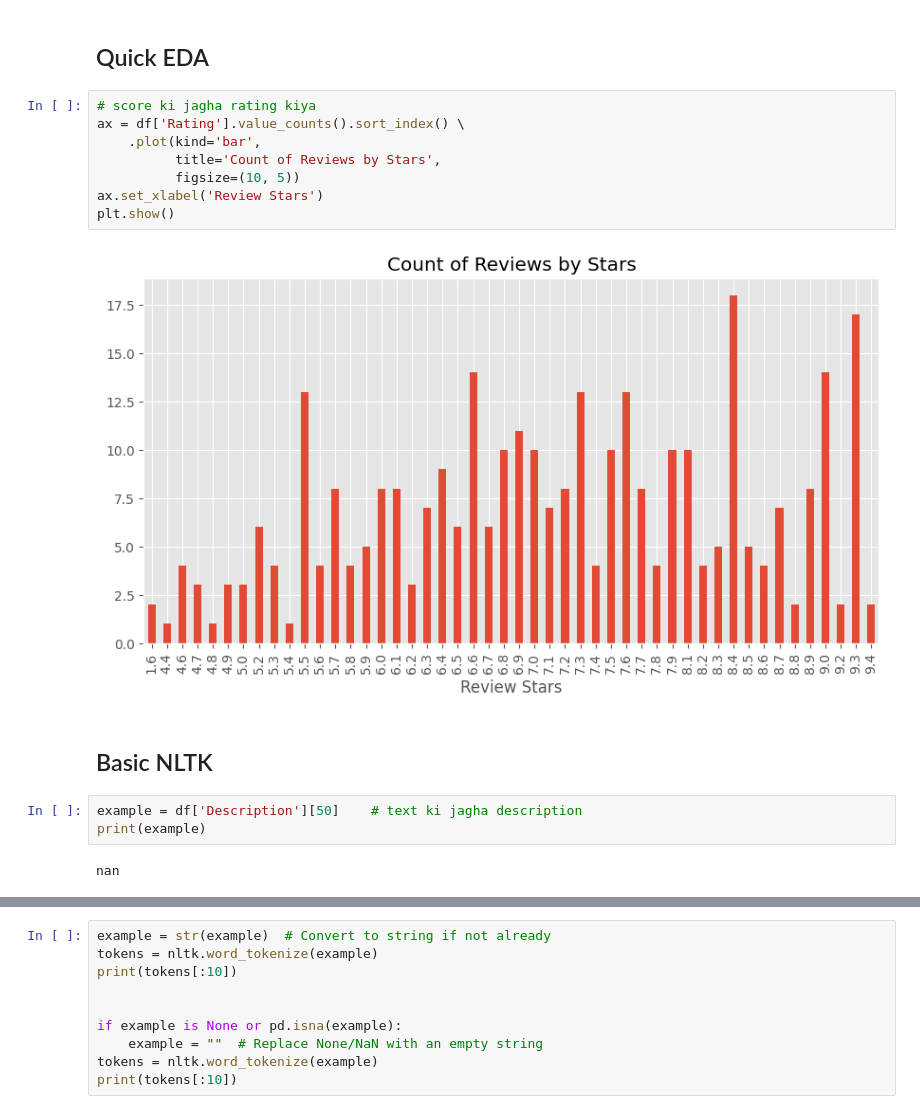
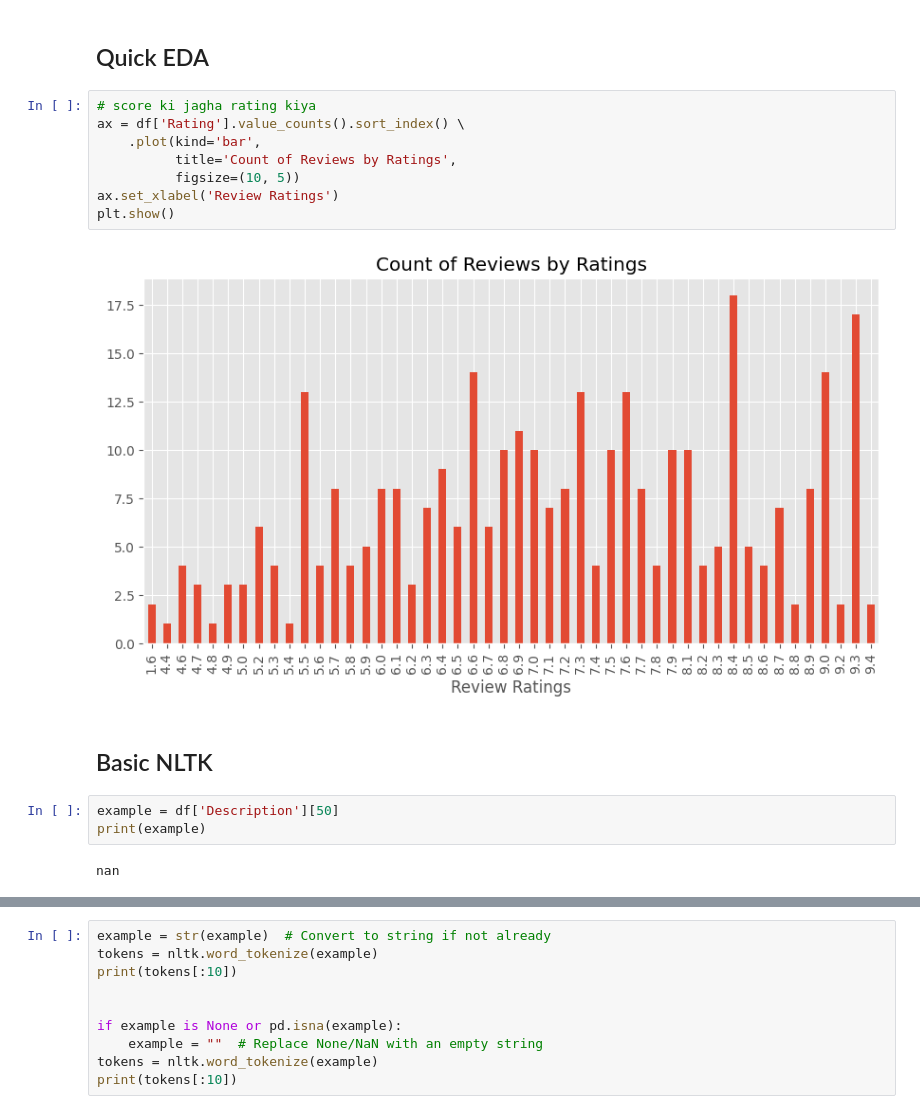
Before and after one commit to Aurav-Dhariwan/Sentimental-Analysis, a Jupyter notebook: sentiment analysis project.ipynb, the cells around one changed output, grey strips where cells are left out. Drawn from its saved outputs; the diff is of its cells as text.

```diff
--- a/sentiment analysis project.ipynb
+++ b/sentiment analysis project.ipynb
@@ -38,17 +38,17 @@ df.head()
 # %%
 # score ki jagha rating kiya
 ax = df['Rating'].value_counts().sort_index() \
     .plot(kind='bar',
-          title='Count of Reviews by Stars',
+          title='Count of Reviews by Ratings',
           figsize=(10, 5))
-ax.set_xlabel('Review Stars')
+ax.set_xlabel('Review Ratings')
 plt.show()
 # %% [output]
-[figure, old version]
+[figure, new version]
 # %% [markdown]
 ## Basic NLTK
 # %%
-example = df['Description'][50]    # text ki jagha description
+example = df['Description'][50]
 print(example)
 # %% [output]
 nan
```
Also changed, not shown: parts of 7 cells of this notebook.
